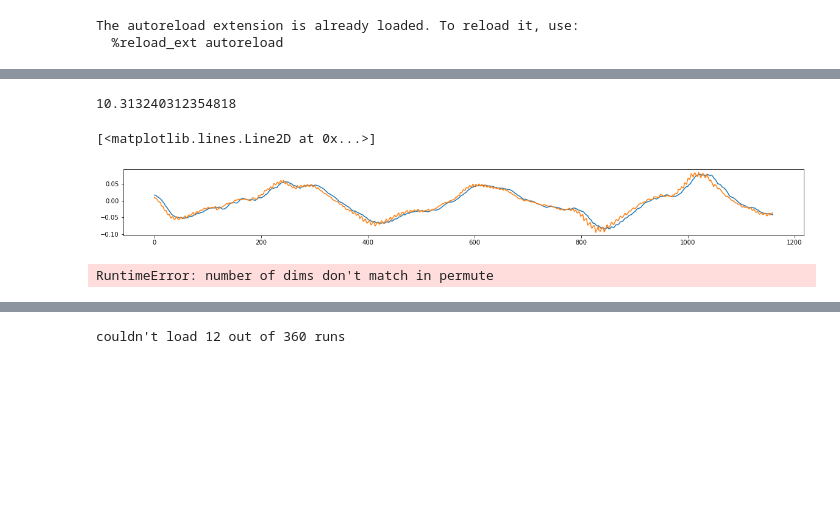
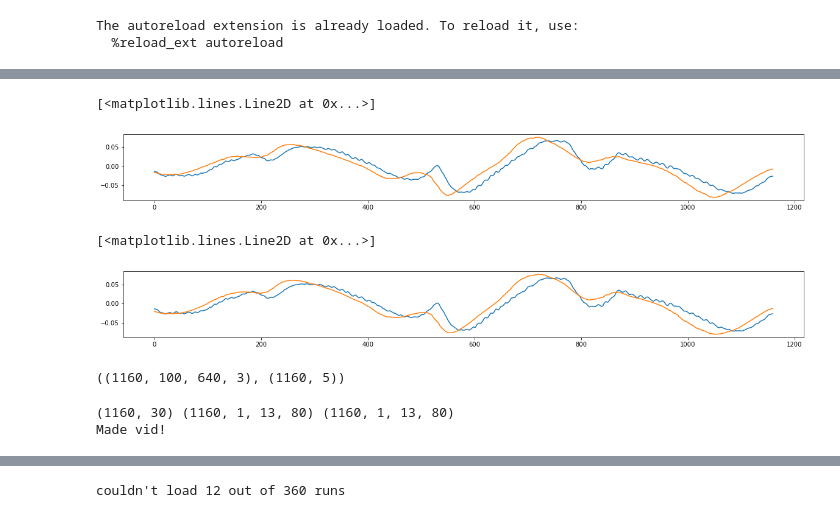
Before and after one commit to rgilman33/bespoke, a Jupyter notebook: nb/4_viz_sim.ipynb, the cells around one changed output, grey strips where cells are left out. Saved outputs shown, nothing was run; the diff lists cells and outputs as text; code cells hidden in the pictures; blank space fills up the shorter version.

```diff
--- a/nb/4_viz_sim.ipynb
+++ b/nb/4_viz_sim.ipynb
@@ -84,7 +86,3 @@ for i in range(len(img_paths)-1):
     video.write(img)
 
 video.release()
-# %%
-np.degrees(.18)
-# %% [output]
-10.313240312354818
@@ -98,7 +88,0 @@ for i in range(len(targets)):
-# %%
-plt.figure(figsize=(20,2))
-plt.plot(wp_angles)
-plt.plot(np.array(headings)/2.6)
-# %% [output]
-[<matplotlib.lines.Line2D at 0x...>]
-[figure, removed]
@@ -104,0 +96,7 @@ plt.plot(np.array(headings)/2.6)
+# %%
+plt.figure(figsize=(20,2))
+plt.plot(wp_angles)
+plt.plot(np.array(headings)/8)
+# %% [output]
+[<matplotlib.lines.Line2D at 0x...>]
+[figure, added]
@@ -105,11 +110,24 @@ plt.plot(np.array(headings)/2.6)
+# %%
+plt.figure(figsize=(20,2))
+plt.plot(wp_angles)
+plt.plot(np.array(angles)/4.5) # 3, 3.5; 4, 4.5;
+# %% [output]
+[<matplotlib.lines.Line2D at 0x...>]
+[figure, added]
+# %%
+imgs = np.stack([cv2.imread(f)[:,:,::-1] for f in img_paths]).astype(np.uint8)
+imgs.shape, aux.shape
+# %% [output]
+((1160, 100, 640, 3), (1160, 5))
 # %%
 from viz_utils import make_vid
 
 run_id = "sim"
-model_stem = "6.19_avg"
-make_vid(run_id, model_stem, img, aux)
+model_stem = "7.2_avg"
+make_vid(run_id, model_stem, imgs, aux)
 # %% [output]
-RuntimeError: number of dims don't match in permute
+(1160, 30) (1160, 1, 13, 80) (1160, 1, 13, 80)
+Made vid!
 # %%
 paths = glob.glob(f"{BLENDER_MEMBANK_ROOT}/**/obs_per_sec.npy", recursive=True)
 obs_per_sec = np.array([np.load(p)[0] for p in paths])
```
Also changed, not shown: parts of 22 cells of this notebook, 12 other files.
